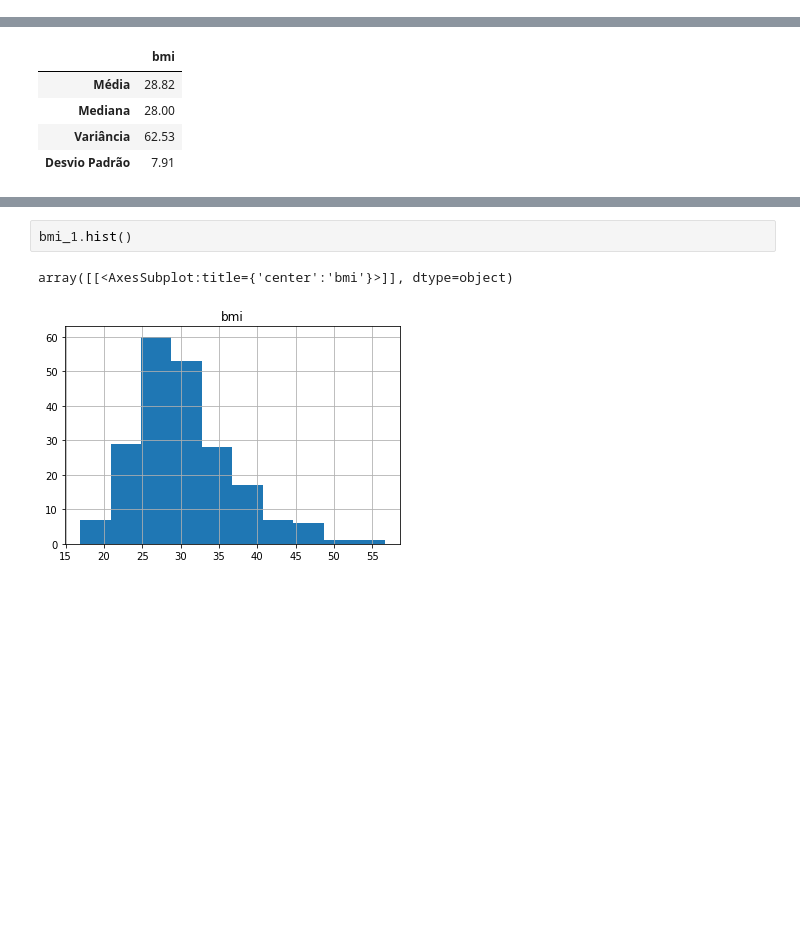
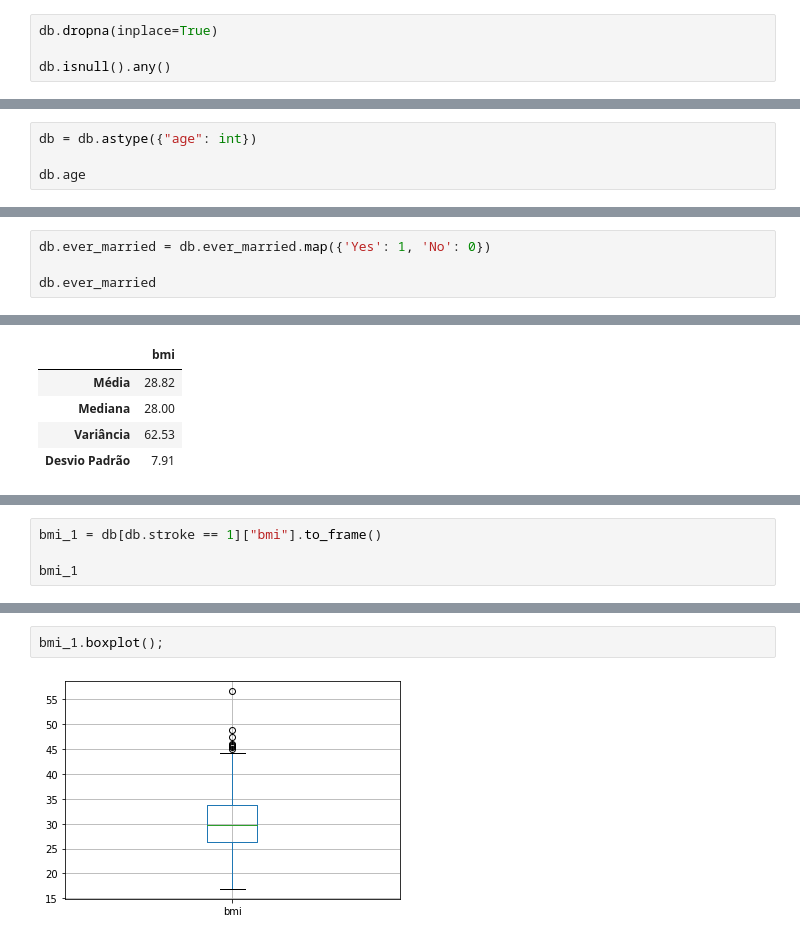
Before and after one commit to lucasma7/Exploratory_Analysis_Stroke, a Jupyter notebook: exploratory_analysis_stroke.ipynb, the cells around one changed output, grey strips where cells are left out. Cells and saved outputs as stored; diff of their text form; blank space fills up the shorter version.

```diff
--- a/exploratory_analysis_stroke.ipynb
+++ b/exploratory_analysis_stroke.ipynb
@@ -312,0 +52,4 @@ bmi_0
+# %%
+db.dropna(inplace=True)
+
+db.isnull().any()
@@ -312,0 +94,4 @@ bmi_0
+# %%
+db = db.astype({"age": int})
+
+db.age
@@ -312,0 +115,4 @@ bmi_0
+# %%
+db.ever_married = db.ever_married.map({'Yes': 1, 'No': 0})
+
+db.ever_married
@@ -354,0 +333,4 @@ medidas(bmi_1)
+# %%
+bmi_1 = db[db.stroke == 1]["bmi"].to_frame()
+
+bmi_1
@@ -355,5 +361,4 @@ medidas(bmi_1)
 # %%
-bmi_1.hist()
+bmi_1.boxplot();
 # %% [output]
-array([[<AxesSubplot:title={'center':'bmi'}>]], dtype=object)
-[figure, old version]
+[figure, new version]
```
Also changed, not shown: parts of 190 cells of this notebook.
